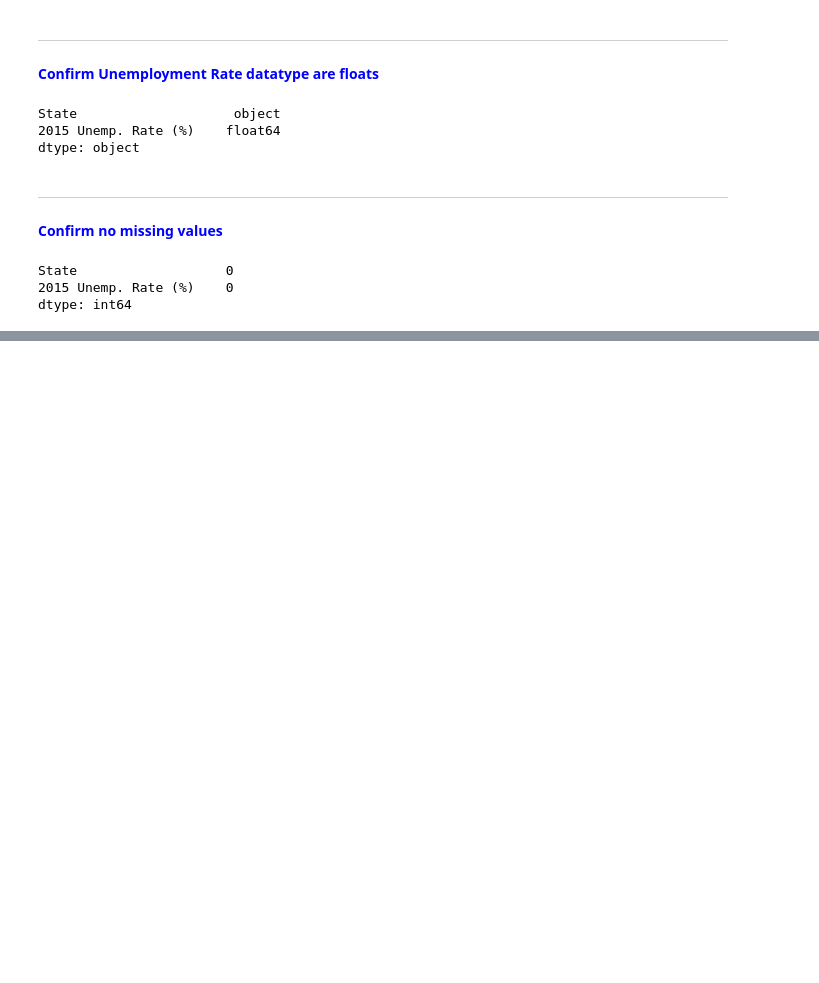
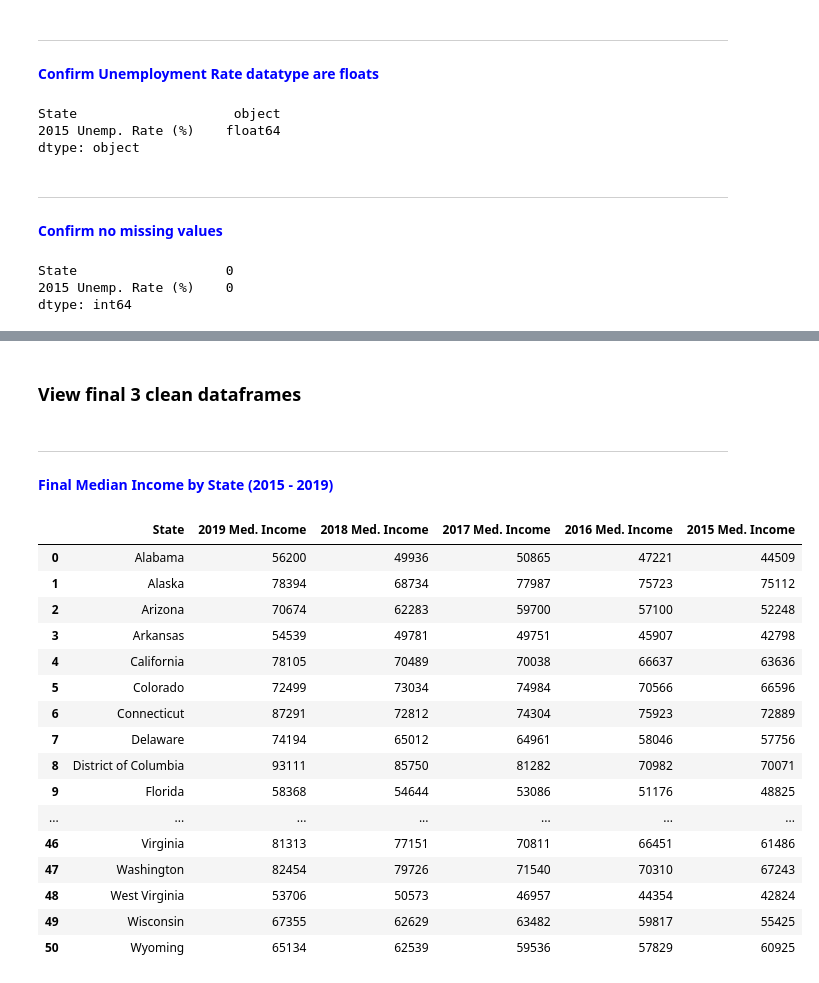
Before and after one commit to vandrade88/ETL-project, a Jupyter notebook: ETL Project.ipynb, the cells around one changed output, grey strips where cells are left out. Cells and saved outputs as stored; diff of their text form; code cells hidden in the pictures; blank space fills up the shorter version.

```diff
--- a/ETL Project.ipynb
+++ b/ETL Project.ipynb
@@ -1327,0 +1364,25 @@ dtype: int64
+# %% [markdown]
+### View final 3 clean dataframes
+# %% [markdown]
+***
+<font color = blue>__Final Median Income by State (2015 - 2019)__</font>
+# %%
+median_income_df
+# %% [output]
+|  | State | 2019 Med. Income | 2018 Med. Income | 2017 Med. Income | 2016 Med. Income | 2015 Med. Income |
+| 0 | Alabama | 56200 | 49936 | 50865 | 47221 | 44509 |
+| 1 | Alaska | 78394 | 68734 | 77987 | 75723 | 75112 |
+| 2 | Arizona | 70674 | 62283 | 59700 | 57100 | 52248 |
+| 3 | Arkansas | 54539 | 49781 | 49751 | 45907 | 42798 |
+| 4 | California | 78105 | 70489 | 70038 | 66637 | 63636 |
+| 5 | Colorado | 72499 | 73034 | 74984 | 70566 | 66596 |
+| 6 | Connecticut | 87291 | 72812 | 74304 | 75923 | 72889 |
+| 7 | Delaware | 74194 | 65012 | 64961 | 58046 | 57756 |
+| 8 | District of Columbia | 93111 | 85750 | 81282 | 70982 | 70071 |
+| 9 | Florida | 58368 | 54644 | 53086 | 51176 | 48825 |
+| ... | ... | ... | ... | ... | ... | ... |
+| 46 | Virginia | 81313 | 77151 | 70811 | 66451 | 61486 |
+| 47 | Washington | 82454 | 79726 | 71540 | 70310 | 67243 |
+| 48 | West Virginia | 53706 | 50573 | 46957 | 44354 | 42824 |
+| 49 | Wisconsin | 67355 | 62629 | 63482 | 59817 | 55425 |
+| 50 | Wyoming | 65134 | 62539 | 59536 | 57829 | 60925 |
```
Also changed, not shown: parts of 11 cells of this notebook.
